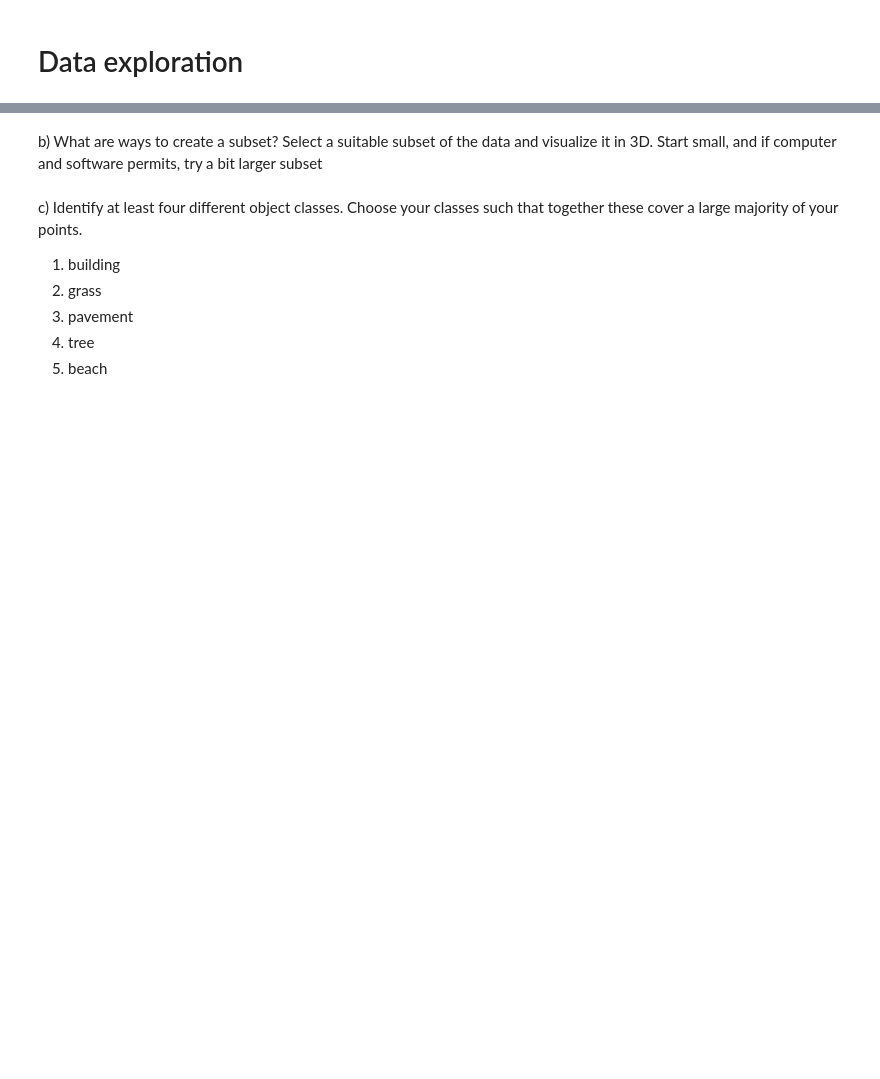
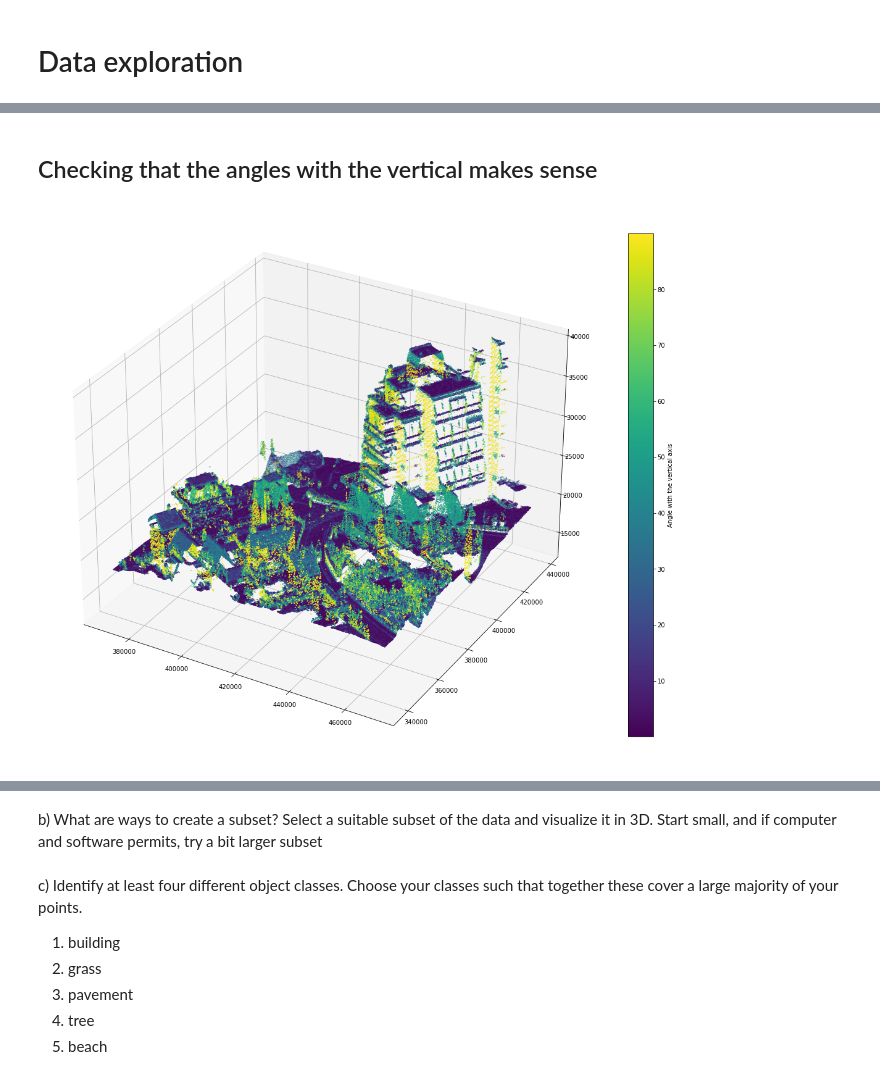
Before and after one commit to pratyush1611/CIE4604_Assignment4, a Jupyter notebook: a4_ml_laspy.ipynb, the cells around one changed output, grey strips where cells are left out. Drawn from its saved outputs; the diff is of its cells as text; code cells hidden in the pictures; blank space fills up the shorter version.

```diff
--- a/a4_ml_laspy.ipynb
+++ b/a4_ml_laspy.ipynb
@@ -25,0 +72,23 @@ a) Investigate the data set: describe each of its columns and assess the spread
+# %%
+# get an array for all the points
+all_points = subset.points.array
+# %%
+def _fit_plane_pca(point, tree, k=8) -> PCA:
+    """
+    internal function designed to fit a PCA model to the k nearest points to a point
+    parameters:
+    point: single point as structured ndarray of point data returned from laspy.points.array()
+    tree: the KD tree for the points
+    k: number of neighbors to consider
+
+    returns:
+    fitted pca model: sklean.decom
+    """
+    distances, neighbors_indices = tree.query((point[0], point[1], point[2]), k=8)
+
+    neighbors_points = tree.data[neighbors_indices]
+    # set up pca model
+    pca = PCA(n_components=3)
+    # fit the model to the points
+    pca.fit(neighbors_points)
+    return pca
@@ -25,0 +210,24 @@ a) Investigate the data set: describe each of its columns and assess the spread
+# %%
+normal_angle, pca_results = pca_3d_shape(all_points, tree)
+
+# assign the calculated angle to the new dimension created above
+subset.normal_angle = normal_angle
+# save the file
+subset.write(".\data\subsetted.las")
+# %% [markdown]
+## Checking that the angles with the vertical makes sense
+# %%
+fig = plt.figure(figsize=(20, 20))
+ax = fig.add_subplot(111, projection="3d")
+min_max_scaler = MinMaxScaler()
+color = min_max_scaler.fit_transform(
+    np.vstack([subset.red, subset.green, subset.blue]).T
+)
+
+p = ax.scatter(subset.X, subset.Y, subset.Z, s=1, c=subset.normal_angle)
+ax.set_zlim3d(bottom=subset.Z.min())
+
+plt.colorbar(p, shrink=0.75, label="Angle with the vertical axis")
+plt.show()
+# %% [output]
+[figure, added]
```
Also changed, not shown: parts of 19 cells of this notebook.
